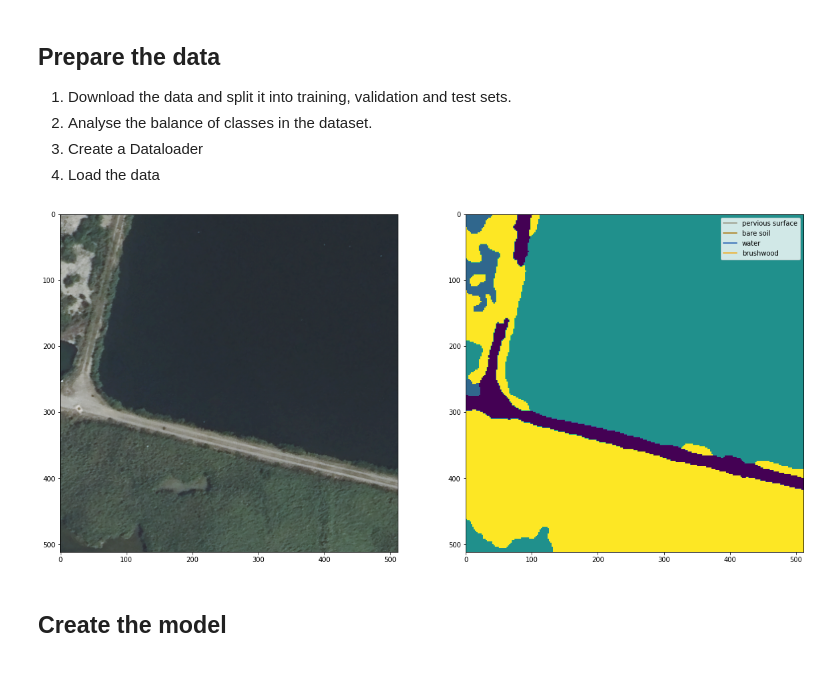
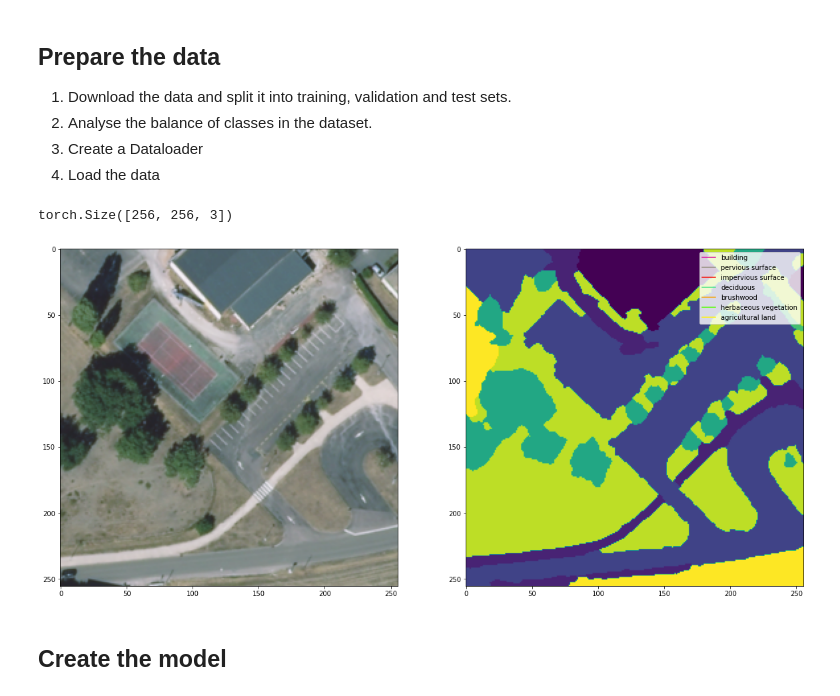
Before and after one commit to BertilleT/land_cover_map_Transformers_SSL, a Jupyter notebook: src/our_code/flair1_UNet.ipynb, the cells around one changed output. Saved outputs shown, nothing was run; the diff lists cells and outputs as text; code cells hidden in the pictures.

Commit message:
udpdate Unet, reduce size of flair1 images, reduce batch size, working with toy dataset

```diff
--- a/src/our_code/flair1_UNet.ipynb
+++ b/src/our_code/flair1_UNet.ipynb
@@ -24,6 +68,8 @@ import torchvision.transforms.functional as TF
 class Flair1Dataset(torch.utils.data.Dataset):
     def __init__(self, folder_path, split="all", seed = 42):
         super(Flair1Dataset, self).__init__()
+        self.resize_transform = transforms.Resize((256, 256))
+        self.resize_transform_l = transforms.Resize((256, 256), interpolation=transforms.InterpolationMode.NEAREST)
         self.folder_path = folder_path
         self.split = split
         self.img_files = sorted(list(get_data_paths(Path(self.folder_path), 'IMG*.tif')), key=lambda x: int(x.split('_')[-1][:-4]))
@@ -43,8 +89,10 @@ class Flair1Dataset(torch.utils.data.Dataset):
             self.indices = shuffled_indices[train_size:train_size+valid_size]
         elif split == "test":
             self.indices = shuffled_indices[train_size+valid_size:]
-        elif split == "toy":
-            self.indices = shuffled_indices[:100]
+        elif split == "toy_tr":
+            self.indices = shuffled_indices[:40]
+        elif split == "toy_vl":
+            self.indices = shuffled_indices[40:60]
         else:
             raise ValueError("Invalid split. Choose 'all' 'train', 'valid' or 'test'.")
         self.img_files = [self.img_files[i] for i in self.indices]
@@ -56,13 +104,37 @@ class Flair1Dataset(torch.utils.data.Dataset):
     def __getitem__(self, idx):
         img_path = self.img_files[idx]
         mask_path = self.mask_files[idx]
+
         data = rasterio.open(img_path).read()
+        data = data[0:3, :, :]
         label = rasterio.open(mask_path).read()
-        if data.shape[0] > 3:
-            data = data[:3, :, :]
+        # Convert data to PIL Image for resizing
+        data = np.transpose(data, (1, 2, 0))
+        data = transforms.ToPILImage()(data)
+        data = self.resize_transform(data)
+        # Convert back to tensor
+        data = transforms.ToTensor()(data)
+
+        # Convert label to PIL Image for resizing
+        label = np.transpose(label, (1, 2, 0))
+        label = transforms.ToPILImage()(label)
+        label = self.resize_transform_l(label)
+        #print values uniques in label
+        # Convert back to tensor
+        label = torch.from_numpy(np.array(label, dtype=np.uint8)).unsqueeze(0)
         #Turn data and label into float between 0 and 1
-        data = data / 255
+        # data = data / 255
         # label = label / 255
-        label = torch.from_numpy(label).long()
-        return torch.from_numpy(data), label
+        return data, label
+# %%
+folder_path = '../../data/flair1/'
+batch_size = 2
+# %%
+toy_ds = Flair1Dataset(folder_path, split="toy")
+toy_dl = torch.utils.data.DataLoader(toy_ds, batch_size=batch_size, shuffle=True)
+img, msk = next(iter(toy_dl))
+plot_image_mask_2(img[0], msk[0], colors, dict_classes)
+# %% [output]
+torch.Size([256, 256, 3])
+[figure, added]
 # %%
@@ -121,8 +148,3 @@ colors = {
-# %%
-img, msk = next(iter(train_dl))
-plot_image_mask_2(img[0], msk[0], colors, dict_classes)
-# %% [output]
-[figure, removed]
 # %% [markdown]
 ## Create the model
 # %%
```
Also changed, not shown: parts of 8 cells of this notebook, 1 other file.
